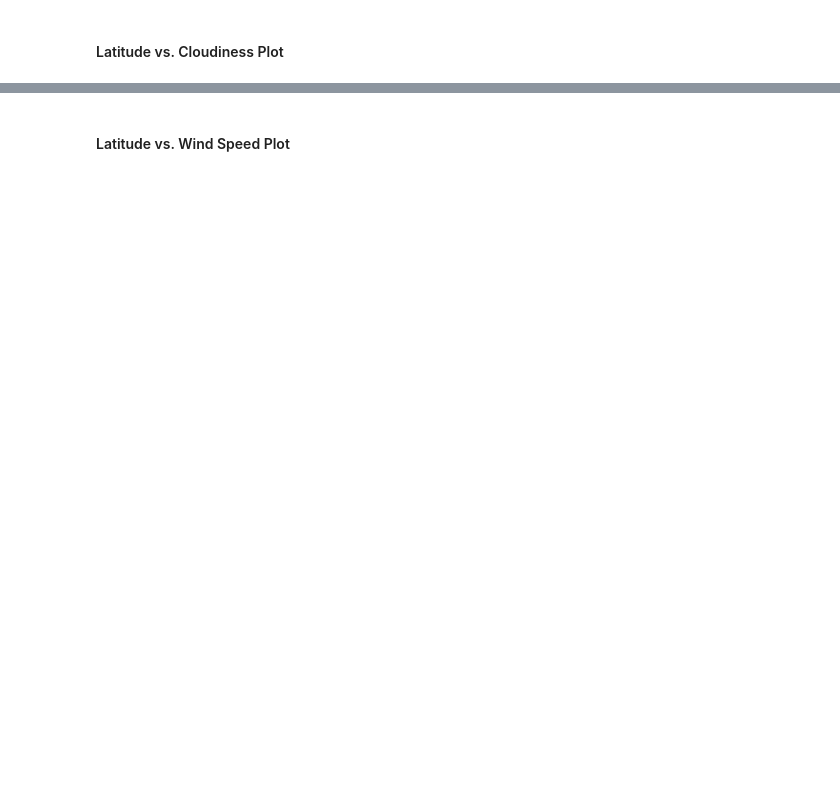
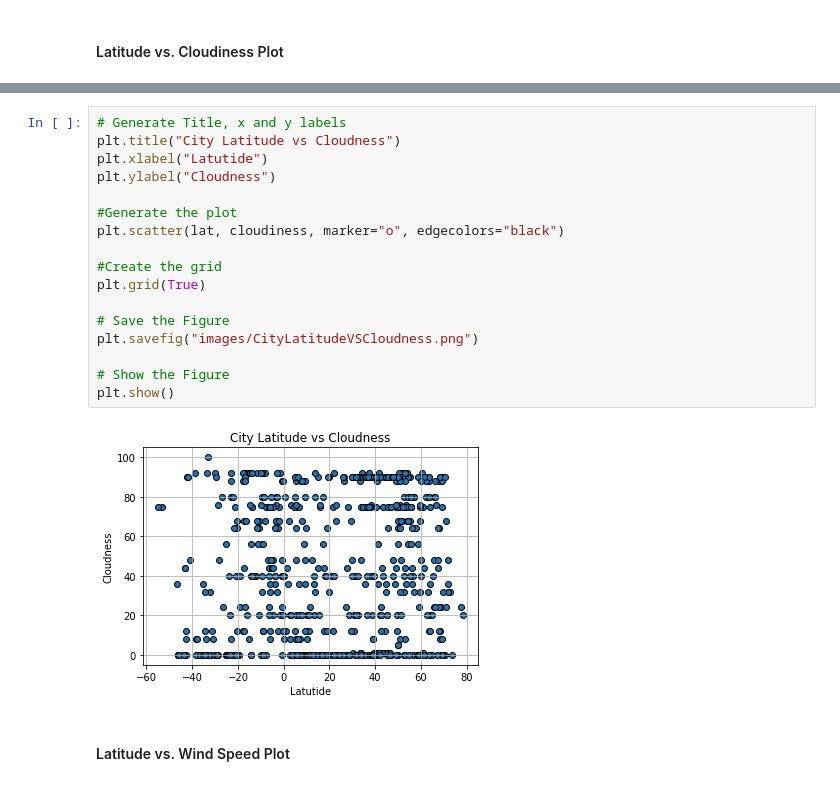
Before and after one commit to nandriychuk/python-APIs, a Jupyter notebook: WeatherPy.ipynb, the cells around one changed output, grey strips where cells are left out. Cells and saved outputs as stored; diff of their text form; blank space fills up the shorter version.

```diff
--- a/WeatherPy.ipynb
+++ b/WeatherPy.ipynb
@@ -197,2 +239,21 @@ dtype: int64
+# %%
+# Generate Title, x and y labels
+plt.title("City Latitude vs Cloudness")
+plt.xlabel("Latutide")
+plt.ylabel("Cloudness")
+
+#Generate the plot
+plt.scatter(lat, cloudiness, marker="o", edgecolors="black")
+
+#Create the grid
+plt.grid(True)
+
+# Save the Figure
+plt.savefig("images/CityLatitudeVSCloudness.png")
+
+# Show the Figure
+plt.show()
+# %% [output]
+[figure, added]
 # %% [markdown]
 #### Latitude vs. Wind Speed Plot
```
Also changed, not shown: parts of 16 cells of this notebook, 5 other files.
